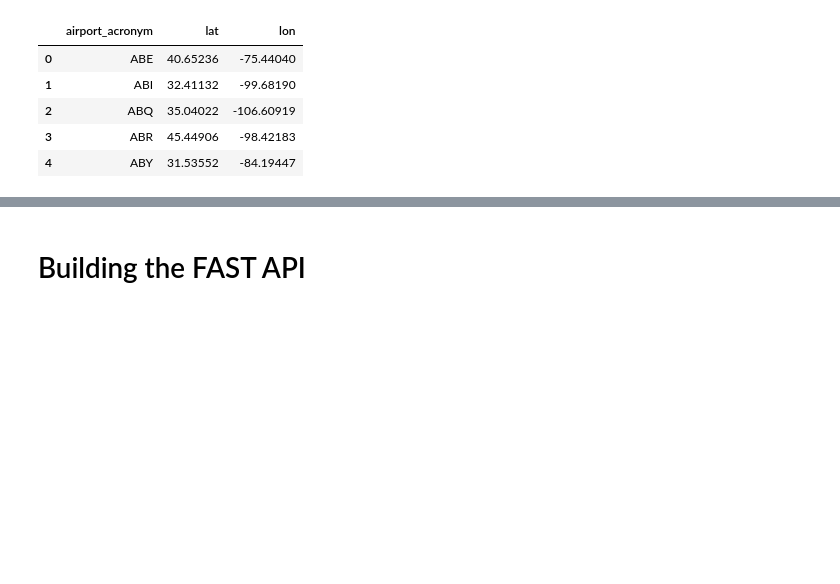
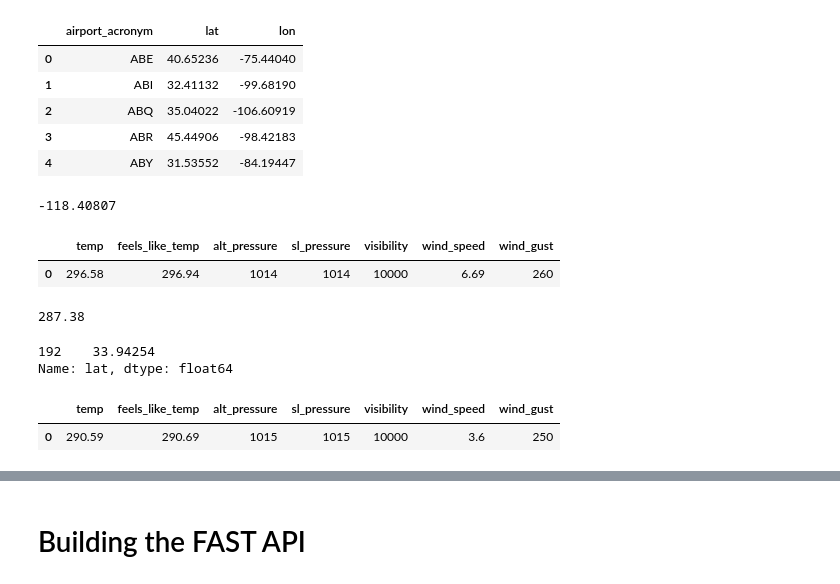
Before and after one commit to diego-mogollon/lateguru, a Jupyter notebook: notebooks/api_C.ipynb, the cells around one changed output, grey strips where cells are left out. Saved outputs shown, nothing was run; the diff lists cells and outputs as text; code cells hidden in the pictures; blank space fills up the shorter version.

```diff
--- a/notebooks/api_C.ipynb
+++ b/notebooks/api_C.ipynb
@@ -177,0 +202,26 @@ cleaned_airport_geos_df.head()
+# %%
+def get_weather_data(lat, lon):
+    #lat= -37.663712
+    #lon= 144.844788
+
+
+    api_key='9efa0a3dd9883bae2b9f3bda6eff2e36'
+
+    url = "https://api.openweathermap.org/data/2.5/weather?"
+    params = {'lat': str(lat), 'lon':str(lon), "appid":api_key}
+    response = requests.get(url, params=params)
+    json_response = response.json()
+
+    df = pd.DataFrame({
+    "temp": json_response['main']['temp'],
+    "feels_like_temp": json_response['main']['feels_like'],
+    "alt_pressure": json_response['main']['pressure'],
+    "sl_pressure": json_response['main']['sea_level'],
+    "visibility": json_response['visibility'],
+    "wind_speed": json_response['wind']['speed'],
+    "wind_gust": json_response['wind']['deg']
+    #precipitation and ice accretion to be added
+    }, index = [0])
+
+    #clean up json response object before outputting data
+    return df
@@ -177,0 +243,15 @@ cleaned_airport_geos_df.head()
+# %%
+selected_airport = cleaned_airport_geos_df[cleaned_airport_geos_df['airport_acronym']==airport]
+
+selected_airport['lon'].values[0]
+# %% [output]
+-118.40807
+# %%
+get_weather_data(lat, lon)
+# %% [output]
+|  | temp | feels_like_temp | alt_pressure | sl_pressure | visibility | wind_speed | wind_gust |
+| 0 | 296.58 | 296.94 | 1014 | 1014 | 10000 | 6.69 | 260 |
+# %%
+print(json_response['main']['temp'])
+# %% [output]
+287.38
@@ -177,0 +267,5 @@ cleaned_airport_geos_df.head()
+# %%
+lat
+# %% [output]
+192    33.94254
+Name: lat, dtype: float64
@@ -177,0 +274,5 @@ cleaned_airport_geos_df.head()
+# %%
+X_weather
+# %% [output]
+|  | temp | feels_like_temp | alt_pressure | sl_pressure | visibility | wind_speed | wind_gust |
+| 0 | 290.59 | 290.69 | 1015 | 1015 | 10000 | 3.6 | 250 |
```
Also changed, not shown: parts of 18 cells of this notebook, 1 other file.
